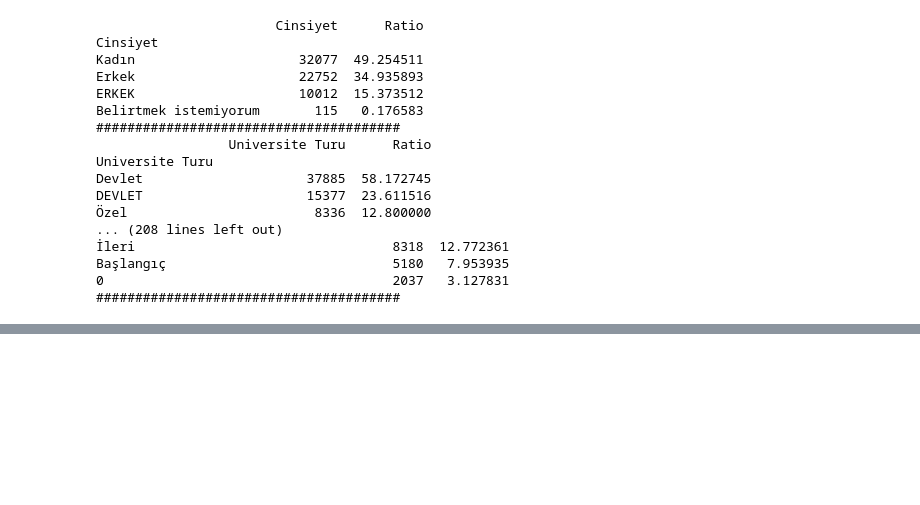
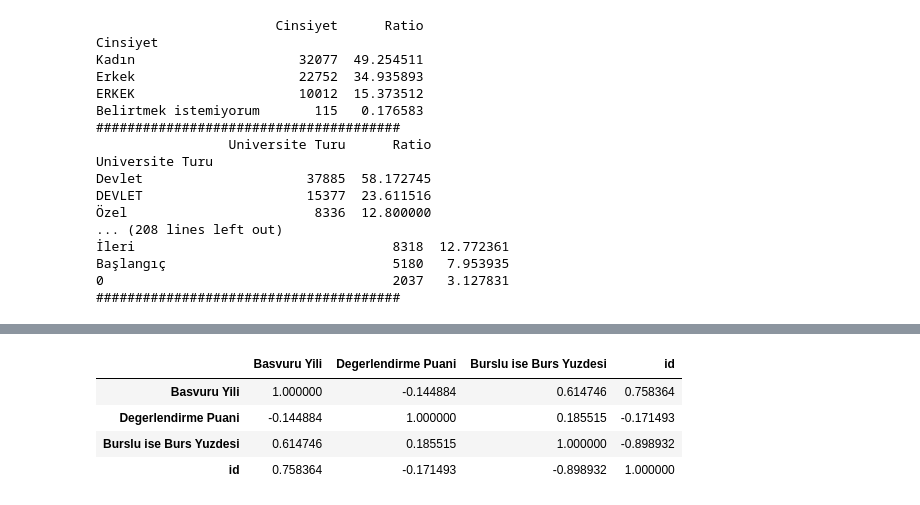
Before and after one commit to barisberisbek/BTK-Datathon-2024-TechtonicBits, a Jupyter notebook: DATASET_FikirEdinme.ipynb, the cells around one changed output, grey strips where cells are left out. Drawn from its saved outputs; the diff is of its cells as text; code cells hidden in the pictures; blank space fills up the shorter version.

```diff
--- a/DATASET_FikirEdinme.ipynb
+++ b/DATASET_FikirEdinme.ipynb
@@ -417,0 +409,11 @@ drop_list = high_correlated_cols(df, plot= True)
+# %%
+num_cols = [col for col in df.columns if df[col].dtypes in ["int64","float64"]]
+
+corr= df[num_cols].corr()
+corr
+# %% [output]
+|  | Basvuru Yili | Degerlendirme Puani | Burslu ise Burs Yuzdesi | id |
+| Basvuru Yili | 1.000000 | -0.144884 | 0.614746 | 0.758364 |
+| Degerlendirme Puani | -0.144884 | 1.000000 | 0.185515 | -0.171493 |
+| Burslu ise Burs Yuzdesi | 0.614746 | 0.185515 | 1.000000 | -0.898932 |
+| id | 0.758364 | -0.171493 | -0.898932 | 1.000000 |
```
Also changed, not shown: parts of 5 cells of this notebook.
